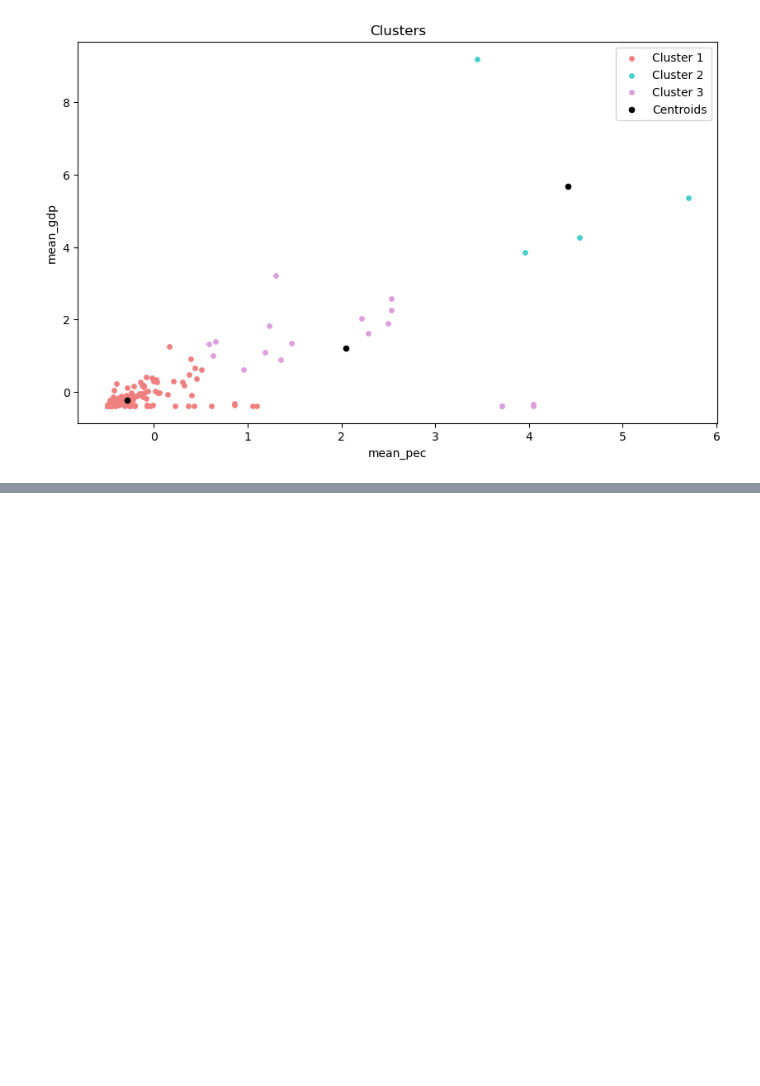
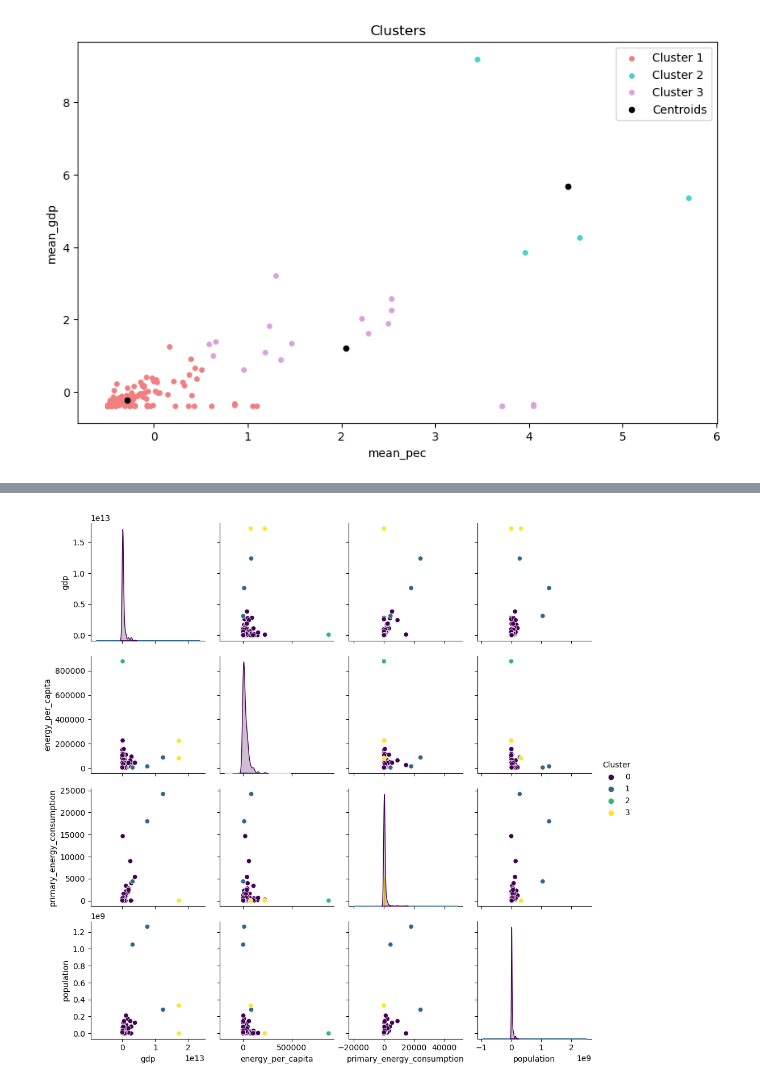
Before and after one commit to L-Ameneiro/EDA-Datasets, a Jupyter notebook: notebooks/K-means-Luna.ipynb, the cells around one changed output, grey strips where cells are left out. Cells and saved outputs as stored; diff of their text form; code cells hidden in the pictures; blank space fills up the shorter version.

```diff
--- a/notebooks/K-means-Luna.ipynb
+++ b/notebooks/K-means-Luna.ipynb
@@ -301,7 +304,7 @@ plt.show()
 # %%
 features = ["gdp", "energy_per_capita", "primary_energy_consumption" , "population"]
 # features = ["gdp", "primary_energy_consumption"]
-X = mean_values2[features]
+X = mean_values[features]
 # X = suram[features]
 X.head(5)
 # %% [output]
@@ -441,0 +450,8 @@ calinski_harabasz
+# %%
+# Supongamos que 'X' es tu conjunto de datos con 4 features y 'labels' son las etiquetas de cluster obtenidas por K-Means
+X_['Cluster'] = kmeans.labels_
+
+sns.pairplot(X, hue='Cluster', palette='viridis')
+plt.show()
+# %% [output]
+[figure, added]
```
Also changed, not shown: parts of 30 cells of this notebook, 1 other file.
